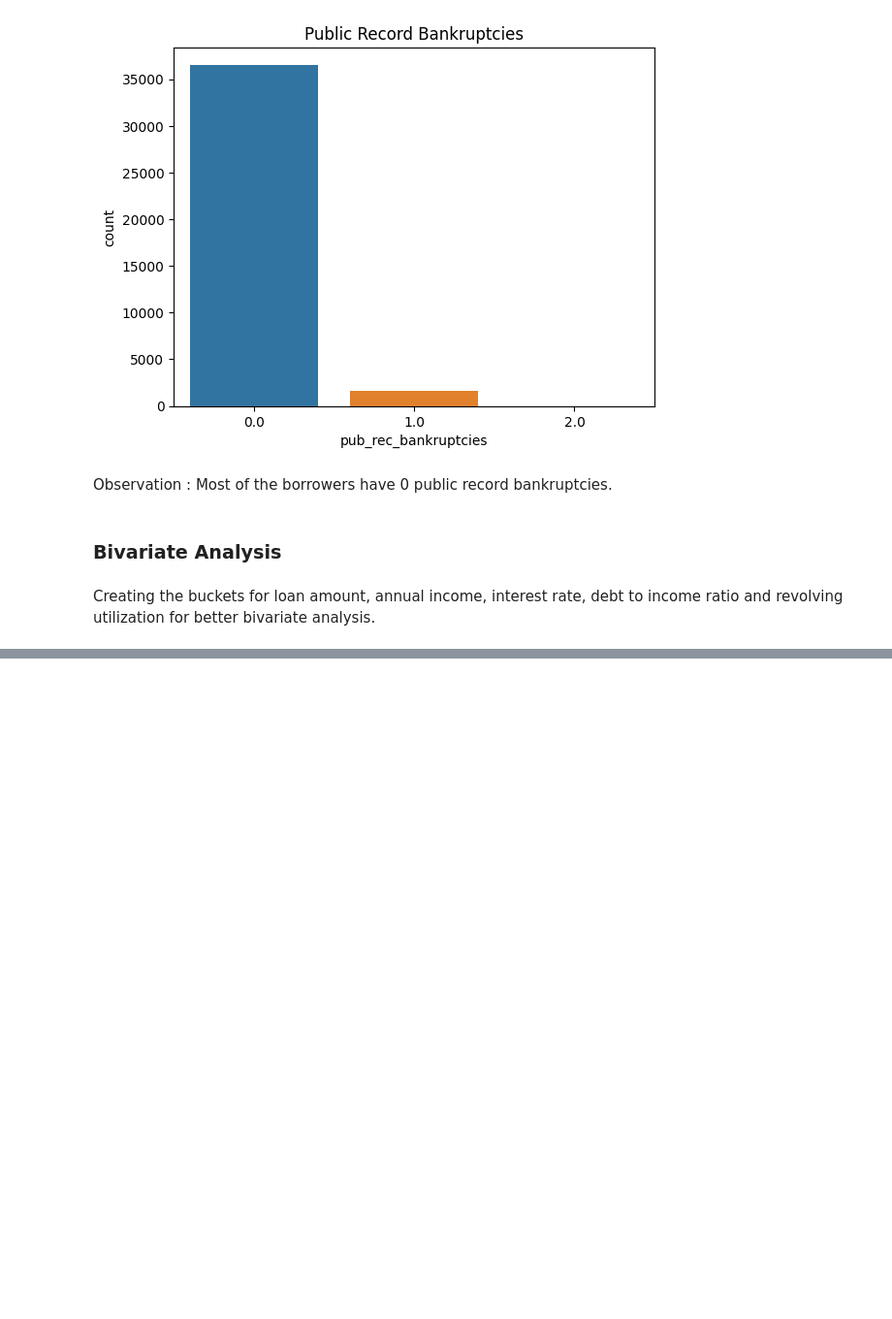
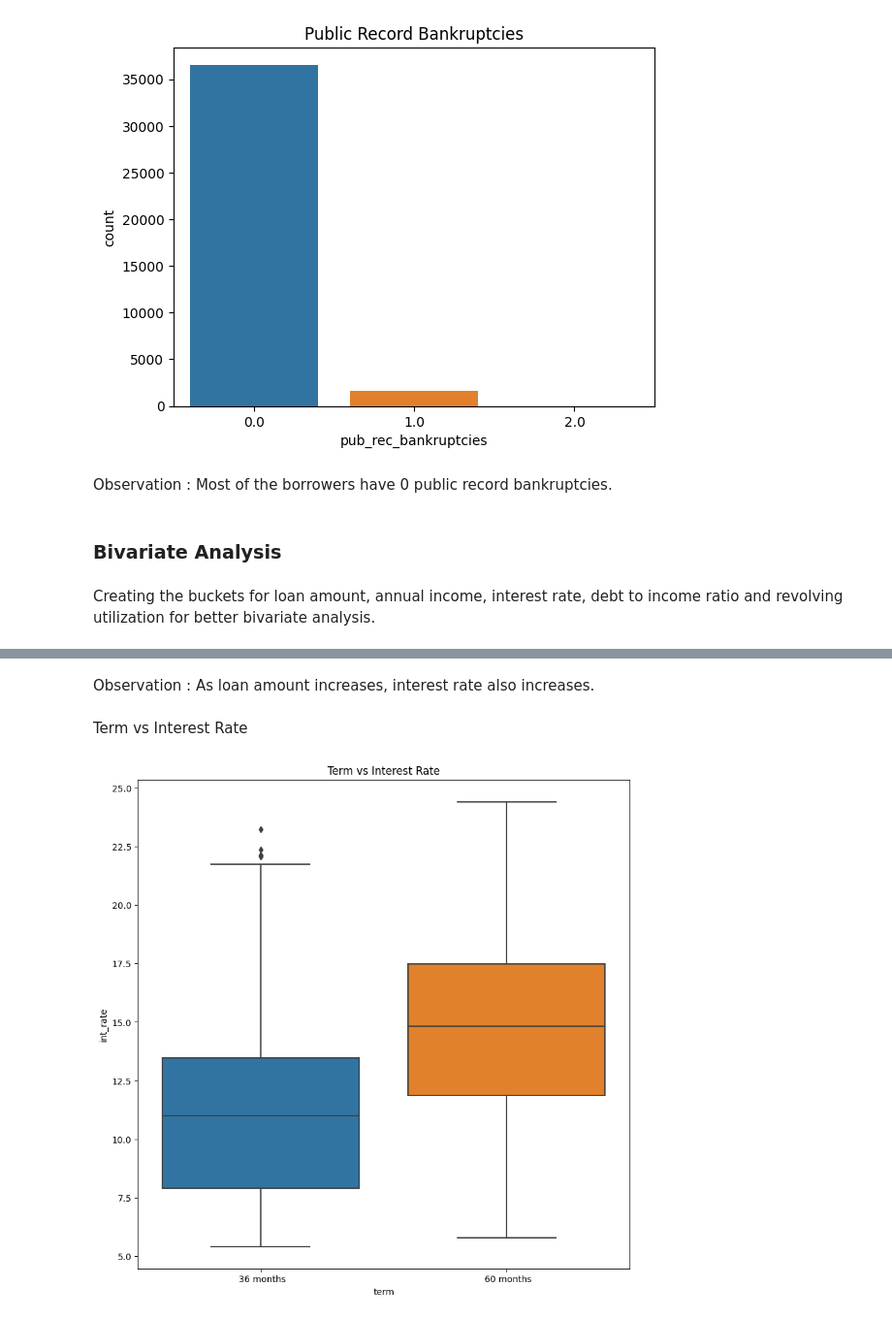
Before and after one commit to robinsonrajan/Case-Study, a Jupyter notebook: Lending Club/Robinson_Rajan.ipynb, the cells around one changed output, grey strips where cells are left out. Shown at 97% size. Cells and saved outputs as stored; diff of their text form; code cells hidden in the pictures; blank space fills up the shorter version.

```diff
--- a/Lending Club/Robinson_Rajan.ipynb
+++ b/Lending Club/Robinson_Rajan.ipynb
@@ -723,0 +735,12 @@ loan_df['revol_util_bin'] = pd.cut(loan_df['revol_util'], bins=[0, 20, 40, 60, 8
+# %% [markdown]
+Observation : As loan amount increases, interest rate also increases.
+# %% [markdown]
+Term vs Interest Rate
+# %%
+#plotting the box plot for Term and Interest Rate
+plt.figure(figsize=(10,10))
+sns.boxplot(x='term', y='int_rate', data=loan_df)
+plt.title('Term vs Interest Rate')
+plt.show()
+# %% [output]
+[figure, added]
```
Also changed, not shown: parts of 85 cells of this notebook.
